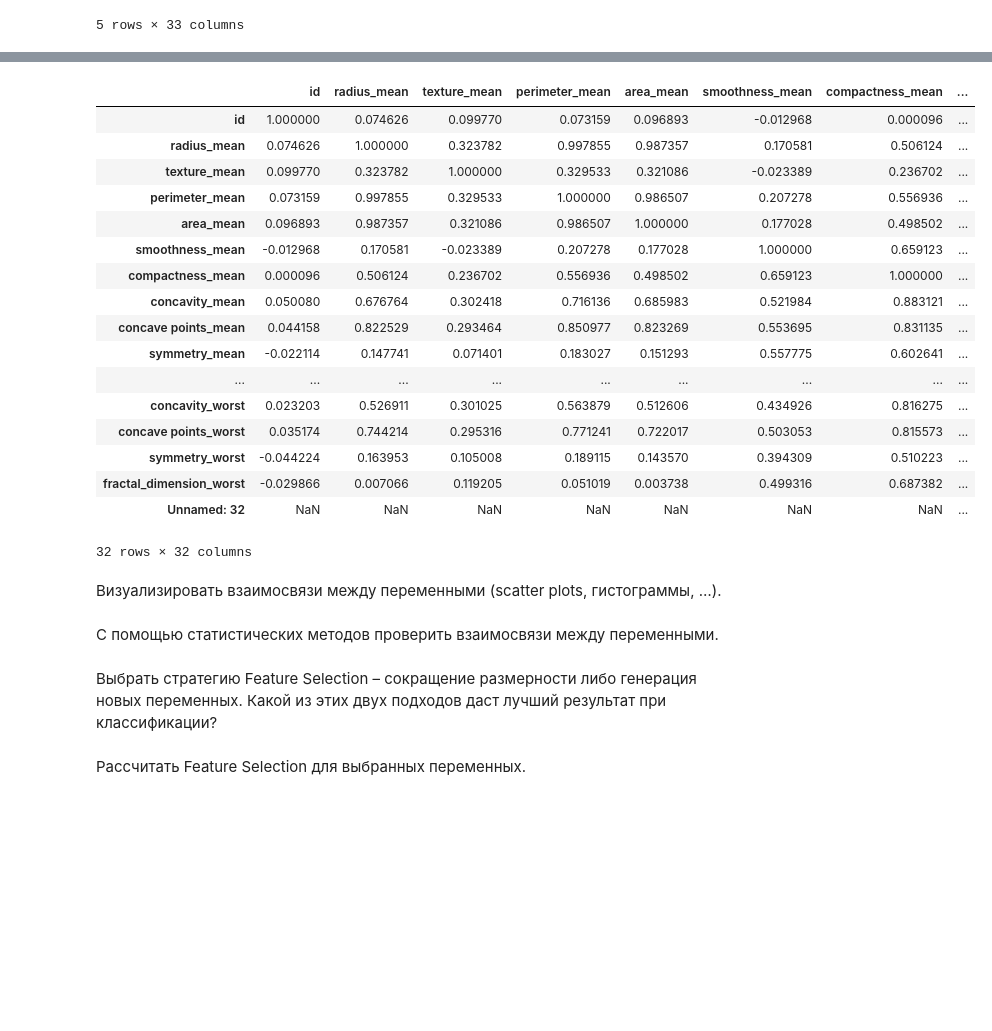
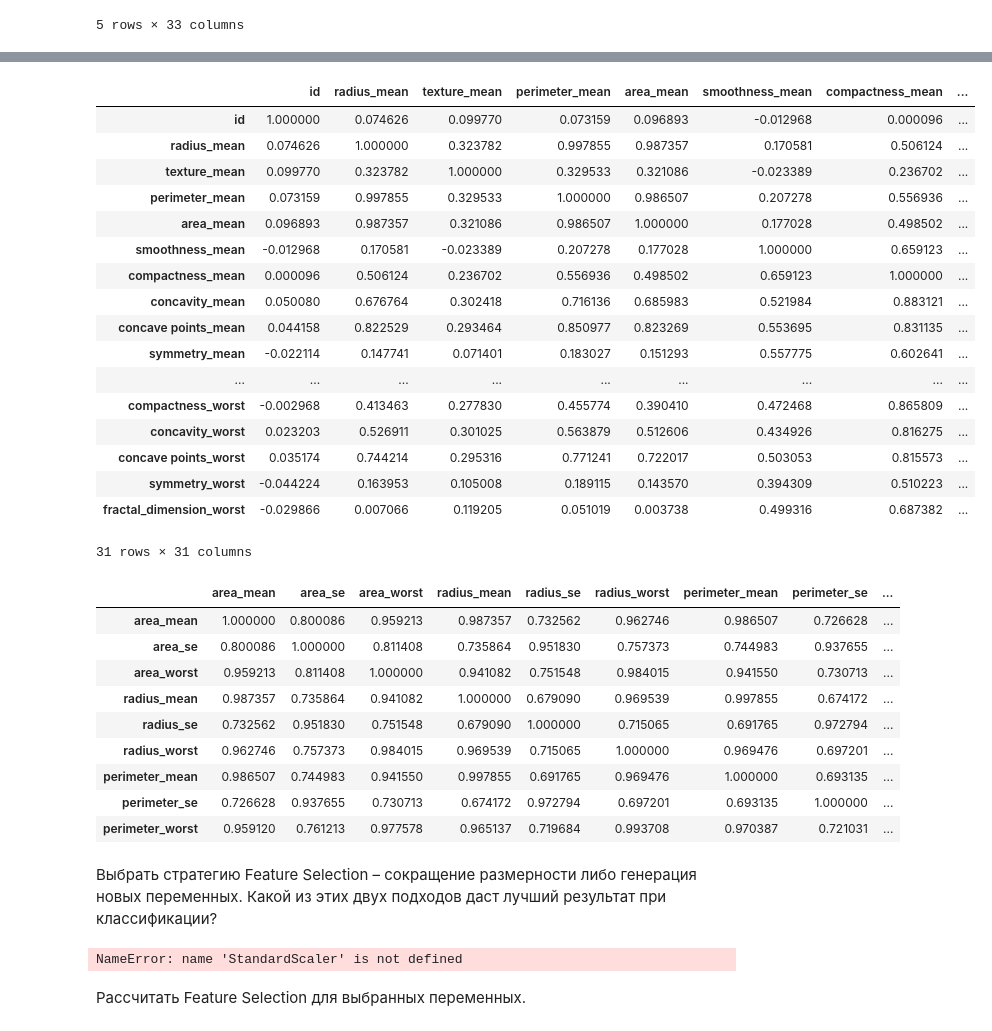
Before and after one commit to dsemen/netology, a Jupyter notebook: breasts_cancer.ipynb, the cells around one changed output, grey strips where cells are left out. Cells and saved outputs as stored; diff of their text form; code cells hidden in the pictures; blank space fills up the shorter version.

```diff
--- a/breasts_cancer.ipynb
+++ b/breasts_cancer.ipynb
@@ -92,27 +113,50 @@ sns.heatmap(correlation,annot=True,ax=ax)
-# %%
-correlation
-# %% [output]
-|  | id | radius_mean | texture_mean | perimeter_mean | area_mean | smoothness_mean | compactness_mean | ... |
-| id | 1.000000 | 0.074626 | 0.099770 | 0.073159 | 0.096893 | -0.012968 | 0.000096 | ... |
-| radius_mean | 0.074626 | 1.000000 | 0.323782 | 0.997855 | 0.987357 | 0.170581 | 0.506124 | ... |
-| texture_mean | 0.099770 | 0.323782 | 1.000000 | 0.329533 | 0.321086 | -0.023389 | 0.236702 | ... |
-| perimeter_mean | 0.073159 | 0.997855 | 0.329533 | 1.000000 | 0.986507 | 0.207278 | 0.556936 | ... |
-| area_mean | 0.096893 | 0.987357 | 0.321086 | 0.986507 | 1.000000 | 0.177028 | 0.498502 | ... |
-| smoothness_mean | -0.012968 | 0.170581 | -0.023389 | 0.207278 | 0.177028 | 1.000000 | 0.659123 | ... |
-| compactness_mean | 0.000096 | 0.506124 | 0.236702 | 0.556936 | 0.498502 | 0.659123 | 1.000000 | ... |
-| concavity_mean | 0.050080 | 0.676764 | 0.302418 | 0.716136 | 0.685983 | 0.521984 | 0.883121 | ... |
-| concave points_mean | 0.044158 | 0.822529 | 0.293464 | 0.850977 | 0.823269 | 0.553695 | 0.831135 | ... |
-| symmetry_mean | -0.022114 | 0.147741 | 0.071401 | 0.183027 | 0.151293 | 0.557775 | 0.602641 | ... |
-| ... | ... | ... | ... | ... | ... | ... | ... | ... |
-| concavity_worst | 0.023203 | 0.526911 | 0.301025 | 0.563879 | 0.512606 | 0.434926 | 0.816275 | ... |
-| concave points_worst | 0.035174 | 0.744214 | 0.295316 | 0.771241 | 0.722017 | 0.503053 | 0.815573 | ... |
-| symmetry_worst | -0.044224 | 0.163953 | 0.105008 | 0.189115 | 0.143570 | 0.394309 | 0.510223 | ... |
-| fractal_dimension_worst | -0.029866 | 0.007066 | 0.119205 | 0.051019 | 0.003738 | 0.499316 | 0.687382 | ... |
-| Unnamed: 32 | NaN | NaN | NaN | NaN | NaN | NaN | NaN | ... |
-32 rows × 32 columns
-# %% [markdown]
-Визуализировать взаимосвязи между переменными (scatter plots, гистограммы, …).
-# %% [markdown]
-С помощью статистических методов проверить взаимосвязи между переменными.
+# %%
+df.corr()
+# %% [output]
+|  | id | radius_mean | texture_mean | perimeter_mean | area_mean | smoothness_mean | compactness_mean | ... |
+| id | 1.000000 | 0.074626 | 0.099770 | 0.073159 | 0.096893 | -0.012968 | 0.000096 | ... |
+| radius_mean | 0.074626 | 1.000000 | 0.323782 | 0.997855 | 0.987357 | 0.170581 | 0.506124 | ... |
+| texture_mean | 0.099770 | 0.323782 | 1.000000 | 0.329533 | 0.321086 | -0.023389 | 0.236702 | ... |
+| perimeter_mean | 0.073159 | 0.997855 | 0.329533 | 1.000000 | 0.986507 | 0.207278 | 0.556936 | ... |
+| area_mean | 0.096893 | 0.987357 | 0.321086 | 0.986507 | 1.000000 | 0.177028 | 0.498502 | ... |
+| smoothness_mean | -0.012968 | 0.170581 | -0.023389 | 0.207278 | 0.177028 | 1.000000 | 0.659123 | ... |
+| compactness_mean | 0.000096 | 0.506124 | 0.236702 | 0.556936 | 0.498502 | 0.659123 | 1.000000 | ... |
+| concavity_mean | 0.050080 | 0.676764 | 0.302418 | 0.716136 | 0.685983 | 0.521984 | 0.883121 | ... |
+| concave points_mean | 0.044158 | 0.822529 | 0.293464 | 0.850977 | 0.823269 | 0.553695 | 0.831135 | ... |
+| symmetry_mean | -0.022114 | 0.147741 | 0.071401 | 0.183027 | 0.151293 | 0.557775 | 0.602641 | ... |
+| ... | ... | ... | ... | ... | ... | ... | ... | ... |
+| compactness_worst | -0.002968 | 0.413463 | 0.277830 | 0.455774 | 0.390410 | 0.472468 | 0.865809 | ... |
+| concavity_worst | 0.023203 | 0.526911 | 0.301025 | 0.563879 | 0.512606 | 0.434926 | 0.816275 | ... |
+| concave points_worst | 0.035174 | 0.744214 | 0.295316 | 0.771241 | 0.722017 | 0.503053 | 0.815573 | ... |
+| symmetry_worst | -0.044224 | 0.163953 | 0.105008 | 0.189115 | 0.143570 | 0.394309 | 0.510223 | ... |
+| fractal_dimension_worst | -0.029866 | 0.007066 | 0.119205 | 0.051019 | 0.003738 | 0.499316 | 0.687382 | ... |
+31 rows × 31 columns
+# %%
+columns=[x for x in df.columns if 'area' in x]+[x for x in df.columns if 'radius' in x]+[x for x in df.columns if 'perimeter' in x]
+df[columns].corr()
+# %% [output]
+|  | area_mean | area_se | area_worst | radius_mean | radius_se | radius_worst | perimeter_mean | perimeter_se | ... |
+| area_mean | 1.000000 | 0.800086 | 0.959213 | 0.987357 | 0.732562 | 0.962746 | 0.986507 | 0.726628 | ... |
+| area_se | 0.800086 | 1.000000 | 0.811408 | 0.735864 | 0.951830 | 0.757373 | 0.744983 | 0.937655 | ... |
+| area_worst | 0.959213 | 0.811408 | 1.000000 | 0.941082 | 0.751548 | 0.984015 | 0.941550 | 0.730713 | ... |
+| radius_mean | 0.987357 | 0.735864 | 0.941082 | 1.000000 | 0.679090 | 0.969539 | 0.997855 | 0.674172 | ... |
+| radius_se | 0.732562 | 0.951830 | 0.751548 | 0.679090 | 1.000000 | 0.715065 | 0.691765 | 0.972794 | ... |
+| radius_worst | 0.962746 | 0.757373 | 0.984015 | 0.969539 | 0.715065 | 1.000000 | 0.969476 | 0.697201 | ... |
+| perimeter_mean | 0.986507 | 0.744983 | 0.941550 | 0.997855 | 0.691765 | 0.969476 | 1.000000 | 0.693135 | ... |
+| perimeter_se | 0.726628 | 0.937655 | 0.730713 | 0.674172 | 0.972794 | 0.697201 | 0.693135 | 1.000000 | ... |
+| perimeter_worst | 0.959120 | 0.761213 | 0.977578 | 0.965137 | 0.719684 | 0.993708 | 0.970387 | 0.721031 | ... |
 # %% [markdown]
 Выбрать стратегию Feature Selection – сокращение размерности либо генерация новых переменных. Какой из этих двух подходов даст лучший результат при классификации?
+# %%
+X = df.drop('diagnosis', axis=1)
+y = df['diagnosis']
+scaler = StandardScaler()
+pca = PCA().fit(scaler.fit_transform(X))
+cum_evr = np.cumsum(pca.explained_variance_ratio_)
+xs = np.arange(cum_evr.size) + 1
+plt.plot(xs, cum_evr, linewidth=2)
+plt.grid()
+plt.xlabel('n_components')
+plt.ylabel('explained_variance_ratio_')
+# %% [output]
+NameError: name 'StandardScaler' is not defined
```
Also changed, not shown: parts of 13 cells of this notebook.
